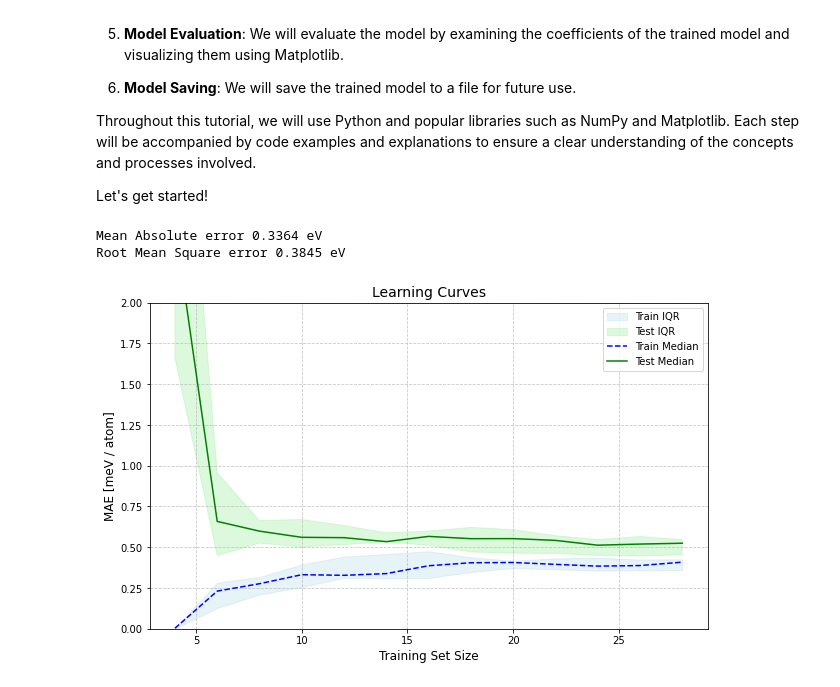
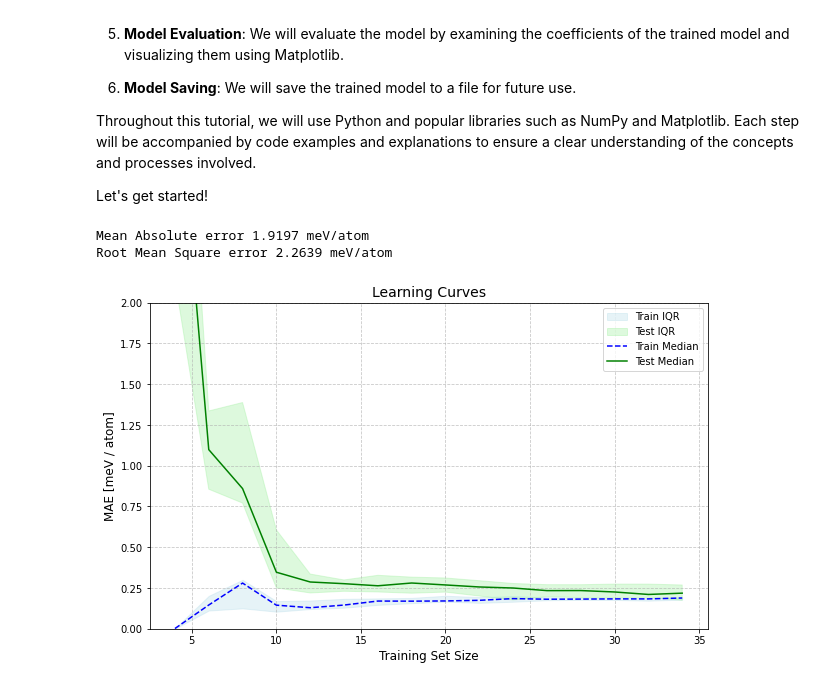
Before and after one commit to farrisric/npl, a Jupyter notebook: examples/train_TOP.ipynb, the cells around one changed output. Drawn from its saved outputs; the diff is of its cells as text; code cells hidden in the pictures.

```diff
--- a/examples/train_TOP.ipynb
+++ b/examples/train_TOP.ipynb
@@ -41,9 +41,9 @@ def create_start_particle(height, trunc, stoichiometry):
     return start_particle
 # %%
 """Create the training set with 30 particles"""
-stoichiometry={'Pt' : 55, 'Au' : 24}
+stoichiometry={'Pt' : 0.5, 'Au' : 0.5}
 
-training_set = create_octahedron_training_set(40, 5, 1, stoichiometry)
+training_set = create_octahedron_training_set(40, 7, 2, stoichiometry)
 # %%
 from npl.descriptors.global_feature_classifier import testTopologicalFeatureClassifier
 
@@ -58,20 +58,20 @@ from npl.calculators import BayesianRRCalculator
 calculator = BayesianRRCalculator(classifier.get_feature_key())
 calculator.fit(training_set, 'EMT', validation_set=0.1)
 # %% [output]
-Mean Absolute error 0.3364 eV
-Root Mean Square error 0.3845 eV
+Mean Absolute error 1.9197 meV/atom
+Root Mean Square error 2.2639 meV/atom
 # %%
 from npl.utils.utils import plot_learning_curves
 
 X = [p.get_feature_vector('TFC') for p in training_set]
 y = [p.get_energy('EMT') for p in training_set]
 n_atoms = p.get_n_atoms()
 
 plot_learning_curves(X, y, n_atoms,
                      calculator.ridge,
                      n_splits = 10,
-                     train_sizes = range(4,30,2),
+                     train_sizes = range(4,int(len(X)*0.9),2),
                      y_lim=(0,2),
                      filename='/home/riccardo/bin/repos/NPlib/docs/images/learning_curve.png')
 # %% [output]
-[figure, old version]
+[figure, new version]
```
Also changed, not shown: parts of 2 cells of this notebook, 4 other files.
